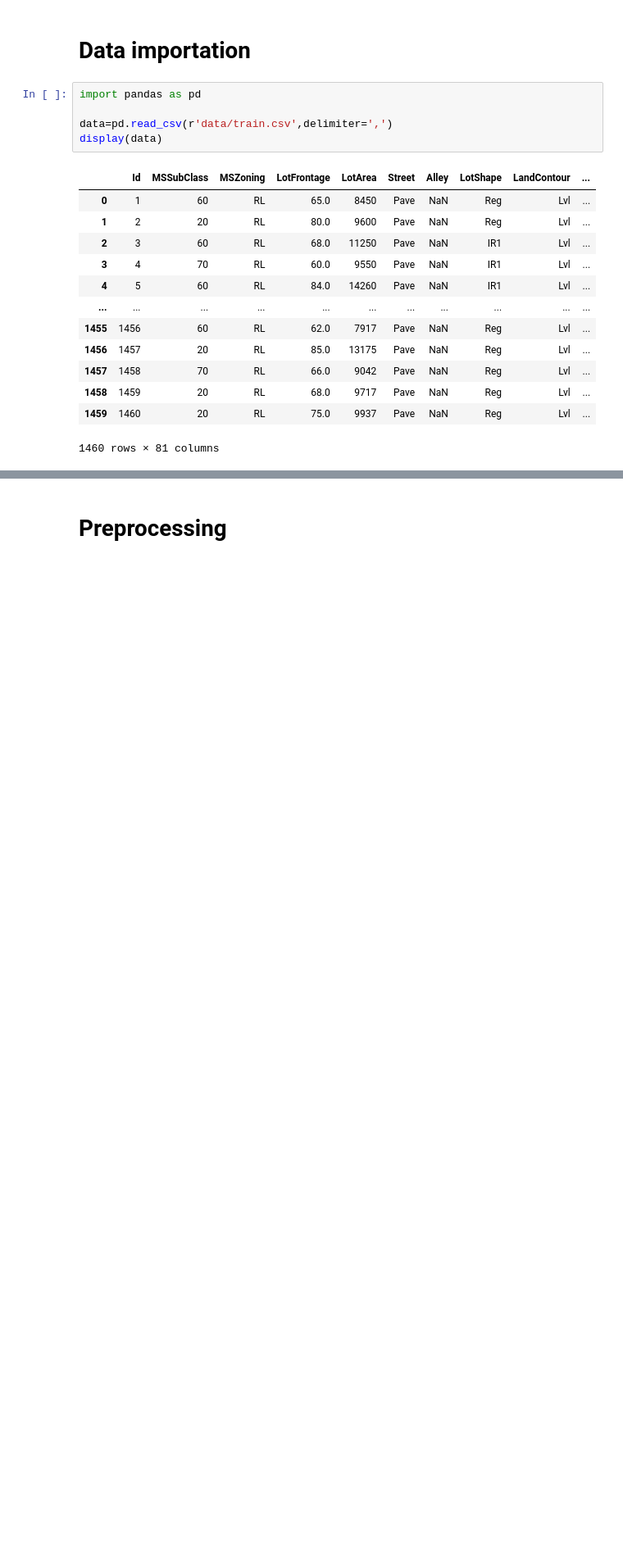
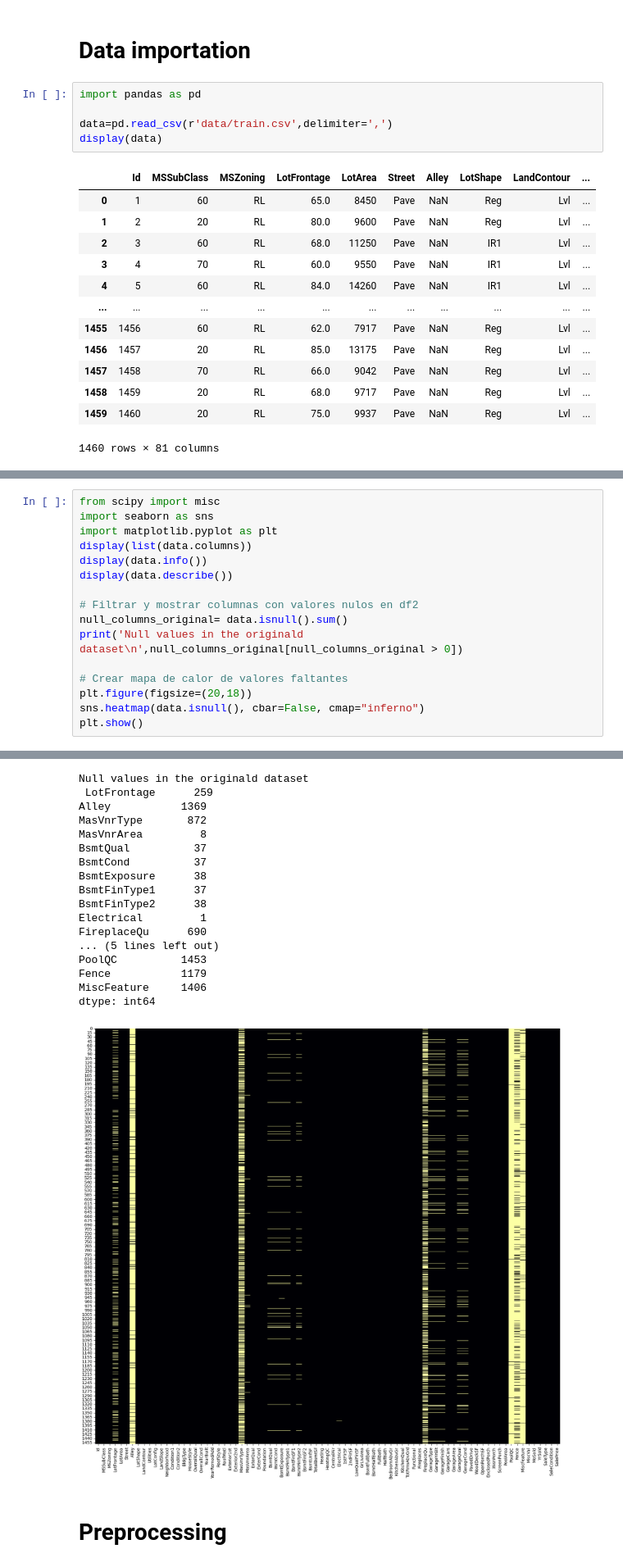
Before and after one commit to alfredofdlv/Housing-Prices, a Jupyter notebook: Notebook.ipynb, the cells around one changed output, grey strips where cells are left out. Shown at 82% size. Saved outputs shown, nothing was run; the diff lists cells and outputs as text; blank space fills up the shorter version.

```diff
--- a/Notebook.ipynb
+++ b/Notebook.ipynb
@@ -59,0 +26,17 @@ None
+# %%
+from scipy import misc
+import seaborn as sns
+import matplotlib.pyplot as plt
+display(list(data.columns))
+display(data.info())
+display(data.describe())
+
+# Filtrar y mostrar columnas con valores nulos en df2
+null_columns_original= data.isnull().sum()
+print('Null values in the originald dataset\n',null_columns_original[null_columns_original > 0])
+
+# Crear mapa de calor de valores faltantes
+plt.figure(figsize=(20,18))
+sns.heatmap(data.isnull(), cbar=False, cmap="inferno")
+plt.show()
+# %% [output]
@@ -60,3 +88,21 @@ None
+Null values in the originald dataset
+ LotFrontage      259
+Alley           1369
+MasVnrType       872
+MasVnrArea         8
+BsmtQual          37
+BsmtCond          37
+BsmtExposure      38
+BsmtFinType1      37
+BsmtFinType2      38
+Electrical         1
+FireplaceQu      690
+... (5 lines left out)
+PoolQC          1453
+Fence           1179
+MiscFeature     1406
+dtype: int64
+[figure, added]
 # %% [markdown]
 # **Preprocessing**
 # %%
```
Also changed, not shown: parts of 15 cells of this notebook, 3 other files.
